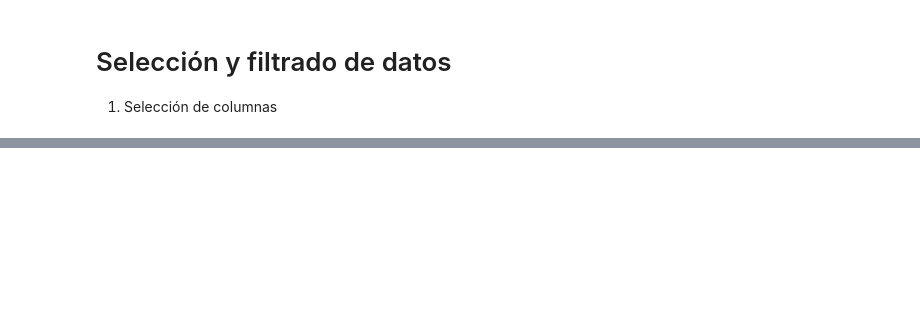
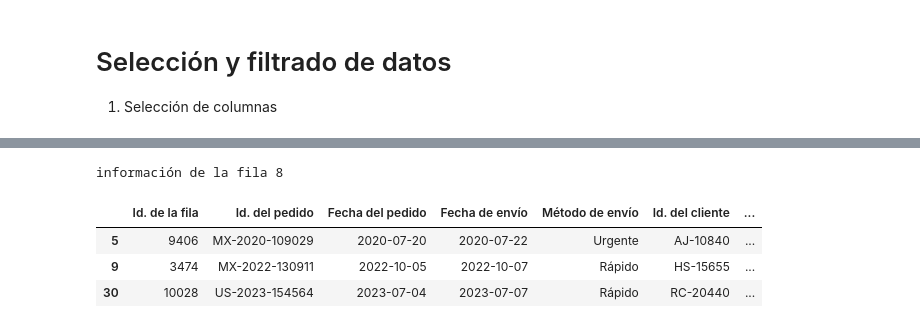
Before and after one commit to juanD20-9/Ejercicios-Bootcamp-AI, a Jupyter notebook: Ejercicio_pandas.ipynb, the cells around one changed output, grey strips where cells are left out. Cells and saved outputs as stored; diff of their text form; code cells hidden in the pictures; blank space fills up the shorter version.

```diff
--- a/Ejercicio_pandas.ipynb
+++ b/Ejercicio_pandas.ipynb
@@ -484,0 +484,12 @@ Name: Valor, Length: 133511, dtype: bool
+# %%
+# selección con 'loc'
+
+fila_etiqueta_4 = df_xlsx.loc[[5, 9, 30]]
+print("\ninformación de la fila 8")
+display(fila_etiqueta_4)
+# %% [output]
+información de la fila 8
+|  | Id. de la fila | Id. del pedido | Fecha del pedido | Fecha de envío | Método de envío | Id. del cliente | ... |
+| 5 | 9406 | MX-2020-109029 | 2020-07-20 | 2020-07-22 | Urgente | AJ-10840 | ... |
+| 9 | 3474 | MX-2022-130911 | 2022-10-05 | 2022-10-07 | Rápido | HS-15655 | ... |
+| 30 | 10028 | US-2023-154564 | 2023-07-04 | 2023-07-07 | Rápido | RC-20440 | ... |
```
Also changed, not shown: parts of 15 cells of this notebook, 2 other files.
